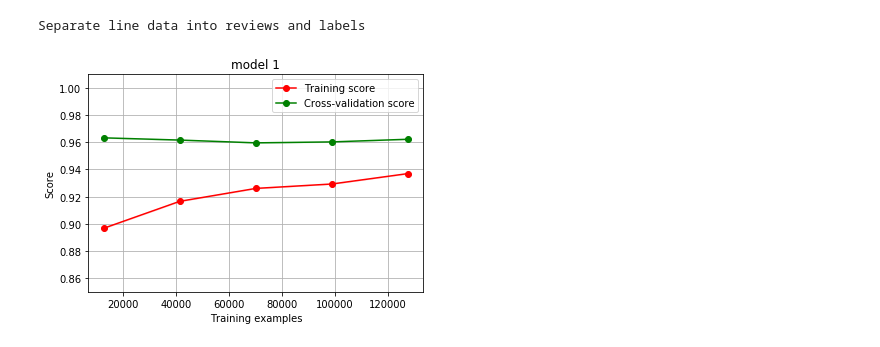
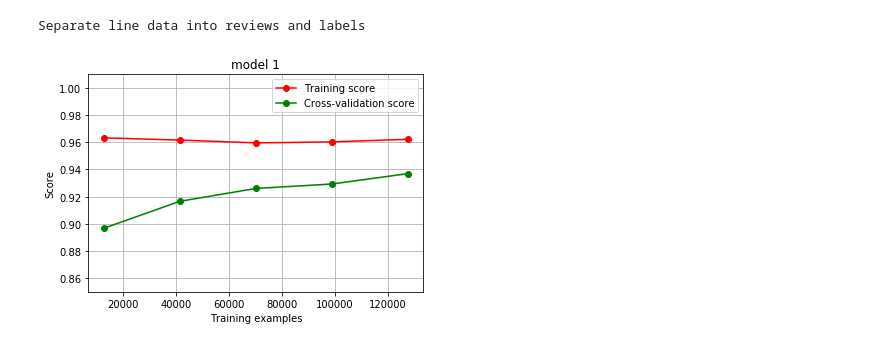
Before and after one commit to cyleefrank/yelp_sentiment_prediction, a Jupyter notebook: model1_improved_preprocessing_learning_curve.ipynb, the cells around one changed output. Cells and saved outputs as stored; diff of their text form; code cells hidden in the pictures.

Commit message:
learning curve

```diff
--- a/model1_improved_preprocessing_learning_curve.ipynb
+++ b/model1_improved_preprocessing_learning_curve.ipynb
@@ -304,8 +304,8 @@ for ts in train_sizes:
 
     # Use SkLearn's Metrics module
     print(accuracy_score(predictions, actuals))
-    train_scores = train_scores + [actuals]
-    test_scores = test_scores + [history.history['acc'][len(history.history['acc'])-1]]
+    test_scores = test_scores + [[actuals]]
+    train_scores = train_scores + [[history.history['acc'][len(history.history['acc'])-1]]]
 # %% [output]
 _________________________________________________________________
 Layer (type)                 Output Shape              Param #
@@ -422,12 +422,12 @@ Separate line data into reviews and labels
 # %%
 train_scores = [0.89675,
 0.9165833333333333,
 0.9260833333333334,
 0.9293333333333333,
 0.937]
-test_scores_2 = [[s] for s in test_scores]
-train_scores_2 = [[s] for s in train_scores]
+test_scores_2 = [[s] for s in train_scores]
+train_scores_2 = [[s] for s in test_scores]
 plot_learning_curve("model 1", train_sizes,train_scores_2,test_scores_2, ylim=(0.85, 1.01))
 plt.show()
 # %% [output]
-[figure, old version]
+[figure, new version]
```
